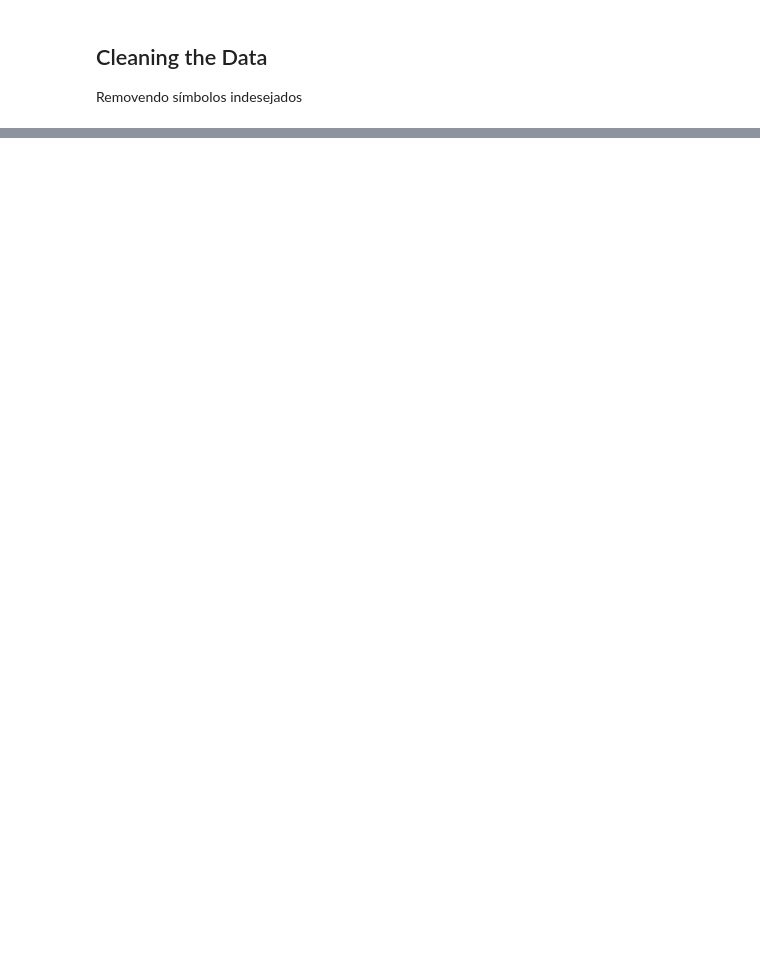
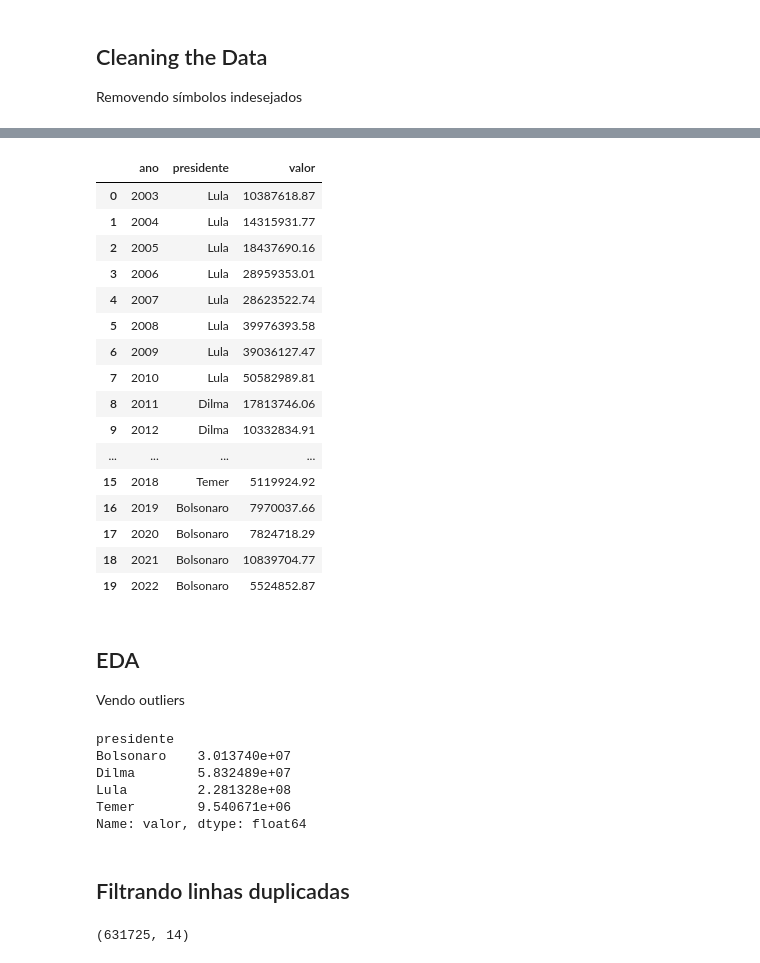
Before and after one commit to pedrow28/projetos-ci-ncia-dados, a Jupyter notebook: gastos_cartao_corporativo/suporte.ipynb, the cells around one changed output, grey strips where cells are left out. Cells and saved outputs as stored; diff of their text form; code cells hidden in the pictures; blank space fills up the shorter version.

```diff
--- a/gastos_cartao_corporativo/suporte.ipynb
+++ b/gastos_cartao_corporativo/suporte.ipynb
@@ -45,0 +87,49 @@ data.head()
+# %%
+sum_by_year = data.groupby(['ano', 'presidente']).valor.sum()
+
+sum_by_year.reset_index()
+# %% [output]
+|  | ano | presidente | valor |
+| 0 | 2003 | Lula | 10387618.87 |
+| 1 | 2004 | Lula | 14315931.77 |
+| 2 | 2005 | Lula | 18437690.16 |
+| 3 | 2006 | Lula | 28959353.01 |
+| 4 | 2007 | Lula | 28623522.74 |
+| 5 | 2008 | Lula | 39976393.58 |
+| 6 | 2009 | Lula | 39036127.47 |
+| 7 | 2010 | Lula | 50582989.81 |
+| 8 | 2011 | Dilma | 17813746.06 |
+| 9 | 2012 | Dilma | 10332834.91 |
+| ... | ... | ... | ... |
+| 15 | 2018 | Temer | 5119924.92 |
+| 16 | 2019 | Bolsonaro | 7970037.66 |
+| 17 | 2020 | Bolsonaro | 7824718.29 |
+| 18 | 2021 | Bolsonaro | 10839704.77 |
+| 19 | 2022 | Bolsonaro | 5524852.87 |
+# %% [markdown]
+## EDA
+
+Vendo outliers
+# %%
+#data.valor_hist_ajustado.quantile([0.75, 0.8, 0.85, 0.9, 0.95, 0.99, 0.9999])
+
+nivel = data.valor_hist_ajustado.quantile(0.9999)
+
+data_sem_outliers = data[data["valor_hist_ajustado"] < nivel]
+
+data_sem_outliers.groupby('presidente').valor.sum()
+# %% [output]
+presidente
+Bolsonaro    3.013740e+07
+Dilma        5.832489e+07
+Lula         2.281328e+08
+Temer        9.540671e+06
+Name: valor, dtype: float64
+# %% [markdown]
+## Filtrando linhas duplicadas
+# %%
+## teste drop_duplicates
+
+df_droped =
+# %% [output]
+(631725, 14)
```
Also changed, not shown: parts of 4 cells of this notebook, 6 other files.
